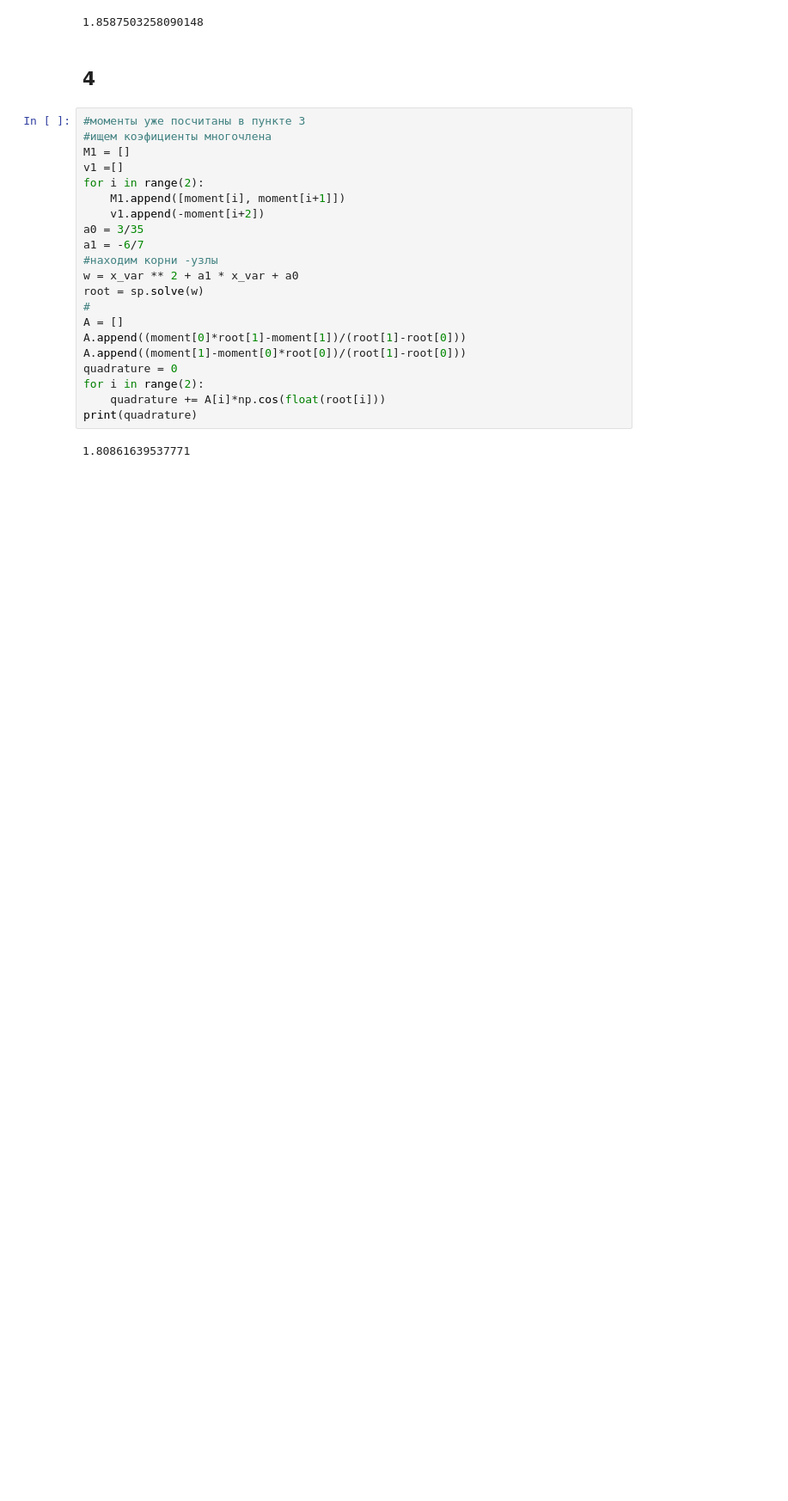
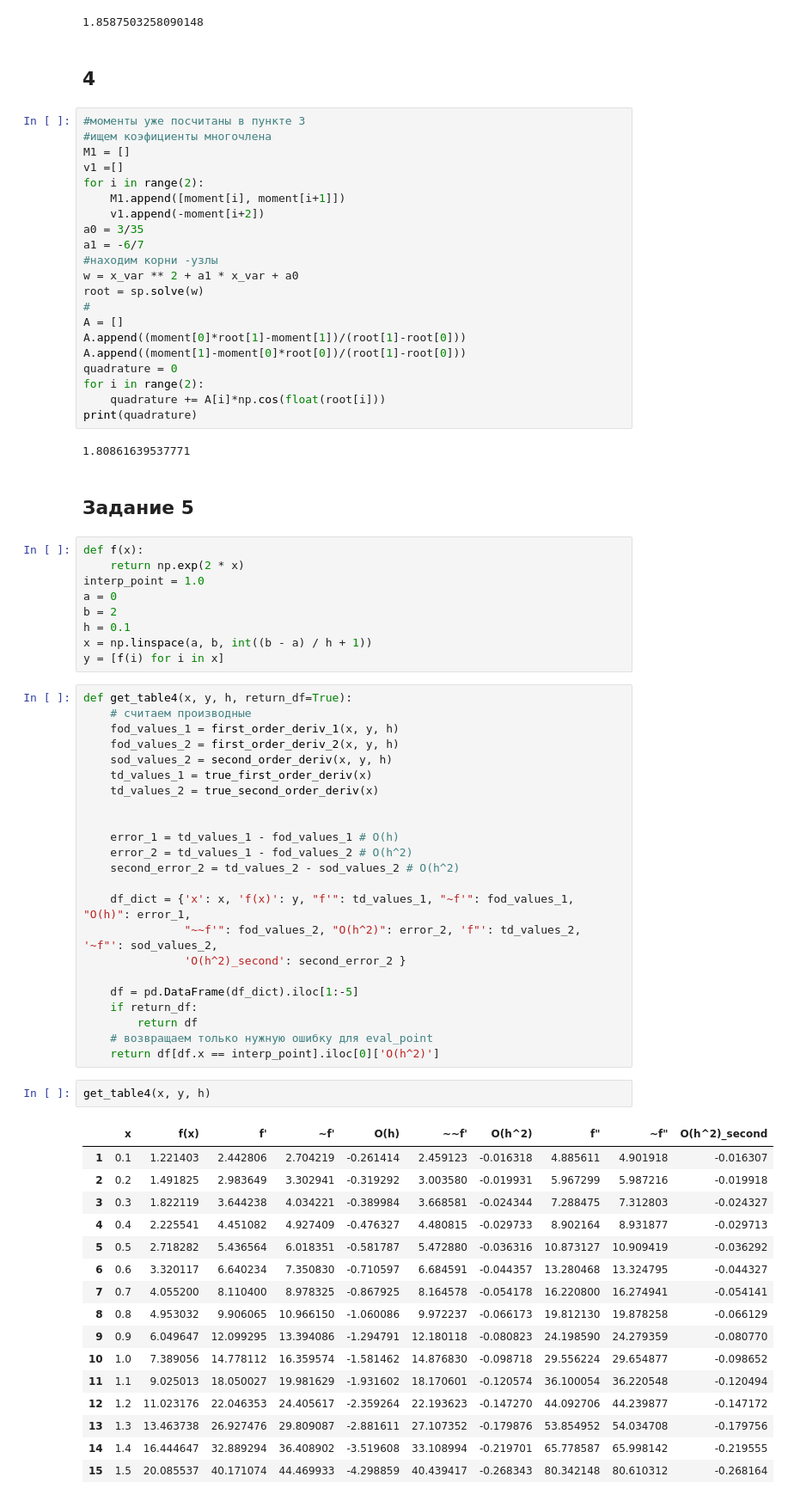
Before and after one commit to kurctory/ComputationalMethods, a Jupyter notebook: Численные методы.ipynb, the cells around one changed output. Shown at 86% size. Drawn from its saved outputs; the diff is of its cells as text; blank space fills up the shorter version.

```diff
--- a/Численные методы.ipynb
+++ b/Численные методы.ipynb
@@ -270,3 +276,56 @@ for i in range(2):
 print(quadrature)
 # %% [output]
 1.80861639537771
+# %% [markdown]
+## Задание 5
+# %%
+def f(x):
+    return np.exp(2 * x)
+interp_point = 1.0
+a = 0
+b = 2
+h = 0.1
+x = np.linspace(a, b, int((b - a) / h + 1))
+y = [f(i) for i in x]
+# %%
+def get_table4(x, y, h, return_df=True):
+    # считаем производные
+    fod_values_1 = first_order_deriv_1(x, y, h)
+    fod_values_2 = first_order_deriv_2(x, y, h)
+    sod_values_2 = second_order_deriv(x, y, h)
+    td_values_1 = true_first_order_deriv(x)
+    td_values_2 = true_second_order_deriv(x)
+
+
+    error_1 = td_values_1 - fod_values_1 # O(h)
+    error_2 = td_values_1 - fod_values_2 # O(h^2)
+    second_error_2 = td_values_2 - sod_values_2 # O(h^2)
+
+    df_dict = {'x': x, 'f(x)': y, "f'": td_values_1, "~f'": fod_values_1, "O(h)": error_1,
+               "~~f'": fod_values_2, "O(h^2)": error_2, 'f"': td_values_2, '~f"': sod_values_2,
+               'O(h^2)_second': second_error_2 }
+
+    df = pd.DataFrame(df_dict).iloc[1:-5]
+    if return_df:
+        return df
+    # возвращаем только нужную ошибку для eval_point
+    return df[df.x == interp_point].iloc[0]['O(h^2)']
+# %%
+get_table4(x, y, h)
+# %% [output]
+|  | x | f(x) | f' | ~f' | O(h) | ~~f' | O(h^2) | f" | ~f" | O(h^2)_second |
+| 1 | 0.1 | 1.221403 | 2.442806 | 2.704219 | -0.261414 | 2.459123 | -0.016318 | 4.885611 | 4.901918 | -0.016307 |
+| 2 | 0.2 | 1.491825 | 2.983649 | 3.302941 | -0.319292 | 3.003580 | -0.019931 | 5.967299 | 5.987216 | -0.019918 |
+| 3 | 0.3 | 1.822119 | 3.644238 | 4.034221 | -0.389984 | 3.668581 | -0.024344 | 7.288475 | 7.312803 | -0.024327 |
+| 4 | 0.4 | 2.225541 | 4.451082 | 4.927409 | -0.476327 | 4.480815 | -0.029733 | 8.902164 | 8.931877 | -0.029713 |
+| 5 | 0.5 | 2.718282 | 5.436564 | 6.018351 | -0.581787 | 5.472880 | -0.036316 | 10.873127 | 10.909419 | -0.036292 |
+| 6 | 0.6 | 3.320117 | 6.640234 | 7.350830 | -0.710597 | 6.684591 | -0.044357 | 13.280468 | 13.324795 | -0.044327 |
+| 7 | 0.7 | 4.055200 | 8.110400 | 8.978325 | -0.867925 | 8.164578 | -0.054178 | 16.220800 | 16.274941 | -0.054141 |
+| 8 | 0.8 | 4.953032 | 9.906065 | 10.966150 | -1.060086 | 9.972237 | -0.066173 | 19.812130 | 19.878258 | -0.066129 |
+| 9 | 0.9 | 6.049647 | 12.099295 | 13.394086 | -1.294791 | 12.180118 | -0.080823 | 24.198590 | 24.279359 | -0.080770 |
+| 10 | 1.0 | 7.389056 | 14.778112 | 16.359574 | -1.581462 | 14.876830 | -0.098718 | 29.556224 | 29.654877 | -0.098652 |
+| 11 | 1.1 | 9.025013 | 18.050027 | 19.981629 | -1.931602 | 18.170601 | -0.120574 | 36.100054 | 36.220548 | -0.120494 |
+| 12 | 1.2 | 11.023176 | 22.046353 | 24.405617 | -2.359264 | 22.193623 | -0.147270 | 44.092706 | 44.239877 | -0.147172 |
+| 13 | 1.3 | 13.463738 | 26.927476 | 29.809087 | -2.881611 | 27.107352 | -0.179876 | 53.854952 | 54.034708 | -0.179756 |
+| 14 | 1.4 | 16.444647 | 32.889294 | 36.408902 | -3.519608 | 33.108994 | -0.219701 | 65.778587 | 65.998142 | -0.219555 |
+| 15 | 1.5 | 20.085537 | 40.171074 | 44.469933 | -4.298859 | 40.439417 | -0.268343 | 80.342148 | 80.610312 | -0.268164 |
```
Also changed, not shown: parts of 10 cells of this notebook, 1 other file.
